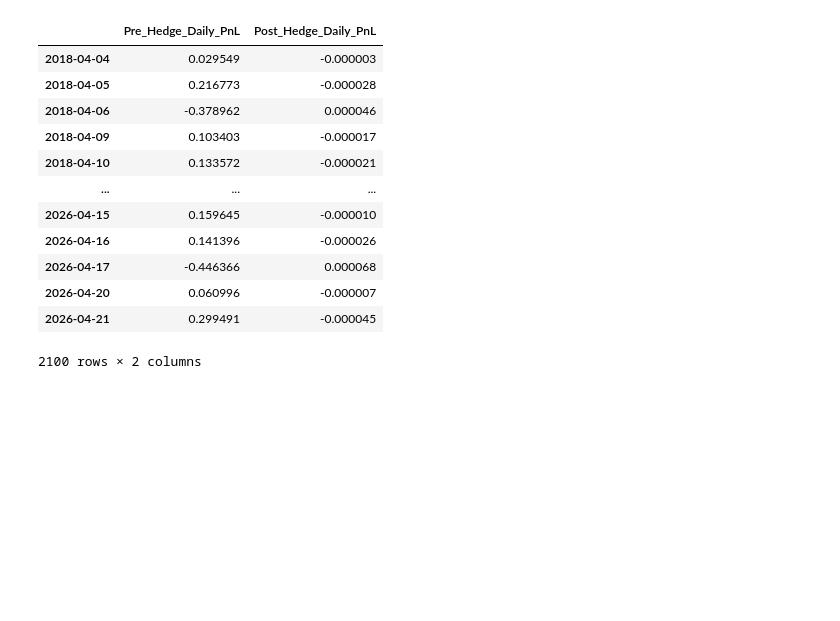
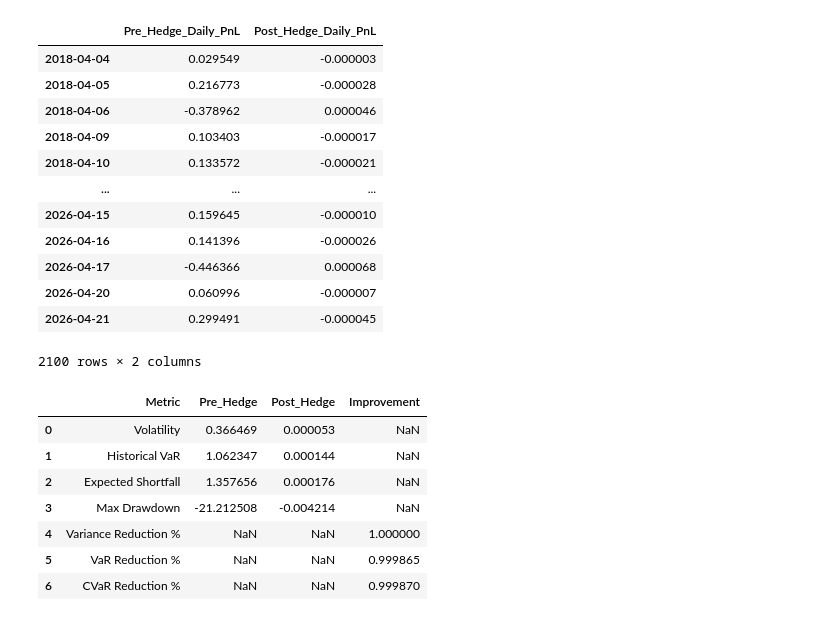
Before and after one commit to gorkemyencak/hedge-accounting-valuation-platform, a Jupyter notebook: notebooks/05_backtesting_and_pnl_engine.ipynb, the cells around one changed output. Saved outputs shown, nothing was run; the diff lists cells and outputs as text; code cells hidden in the pictures; blank space fills up the shorter version.

Commit message:
hedge effectiveness testing - variance, capital and tail risk reduction

```diff
--- a/notebooks/05_backtesting_and_pnl_engine.ipynb
+++ b/notebooks/05_backtesting_and_pnl_engine.ipynb
@@ -403,3 +404,21 @@ pnl_series
 | 2026-04-20 | 0.060996 | -0.000007 |
 | 2026-04-21 | 0.299491 | -0.000045 |
 2100 rows × 2 columns
+# %%
+# hedge effectiveness report
+report = PerformanceMetrics.hedge_effectiveness_report(
+    pnl_pre = pnl_series_pre_hedge,
+    pnl_post = pnl_series_post_hedge,
+    confidence = 0.99
+)
+
+report
+# %% [output]
+|  | Metric | Pre_Hedge | Post_Hedge | Improvement |
+| 0 | Volatility | 0.366469 | 0.000053 | NaN |
+| 1 | Historical VaR | 1.062347 | 0.000144 | NaN |
+| 2 | Expected Shortfall | 1.357656 | 0.000176 | NaN |
+| 3 | Max Drawdown | -21.212508 | -0.004214 | NaN |
+| 4 | Variance Reduction % | NaN | NaN | 1.000000 |
+| 5 | VaR Reduction % | NaN | NaN | 0.999865 |
+| 6 | CVaR Reduction % | NaN | NaN | 0.999870 |
```
Also changed, not shown: parts of 1 cell of this notebook, 1 other file.
